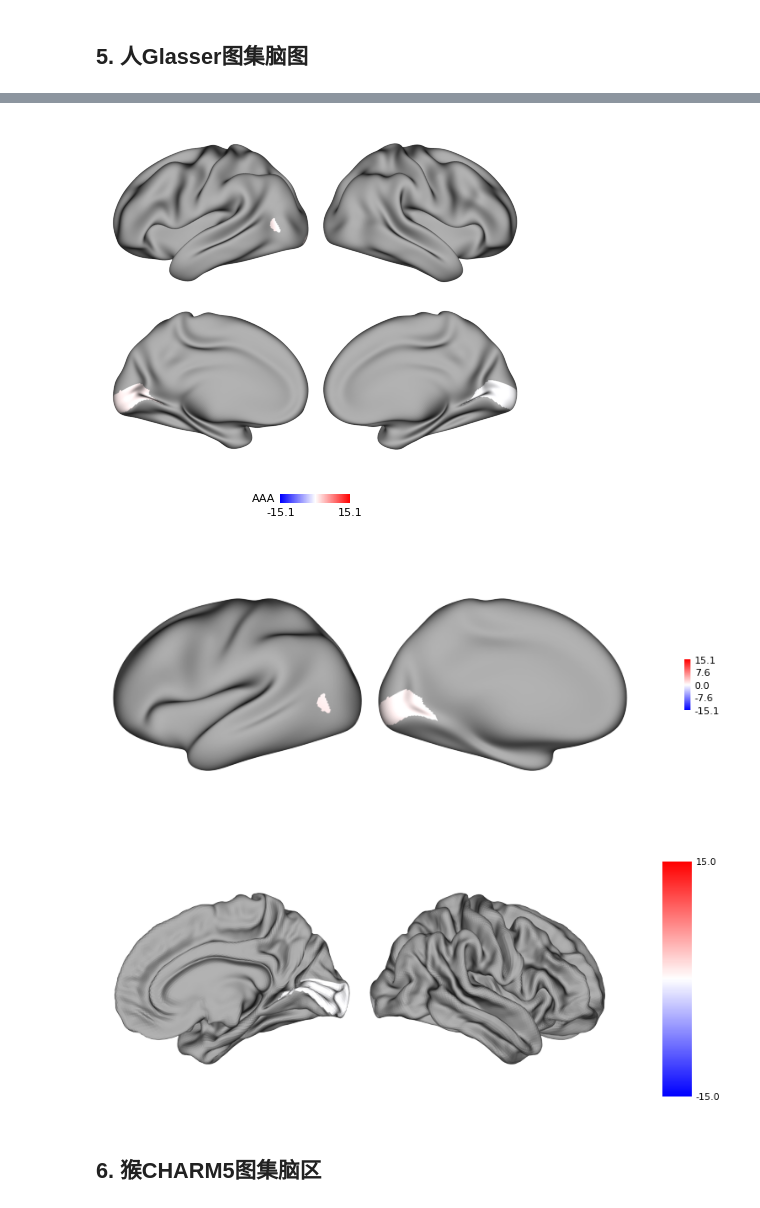
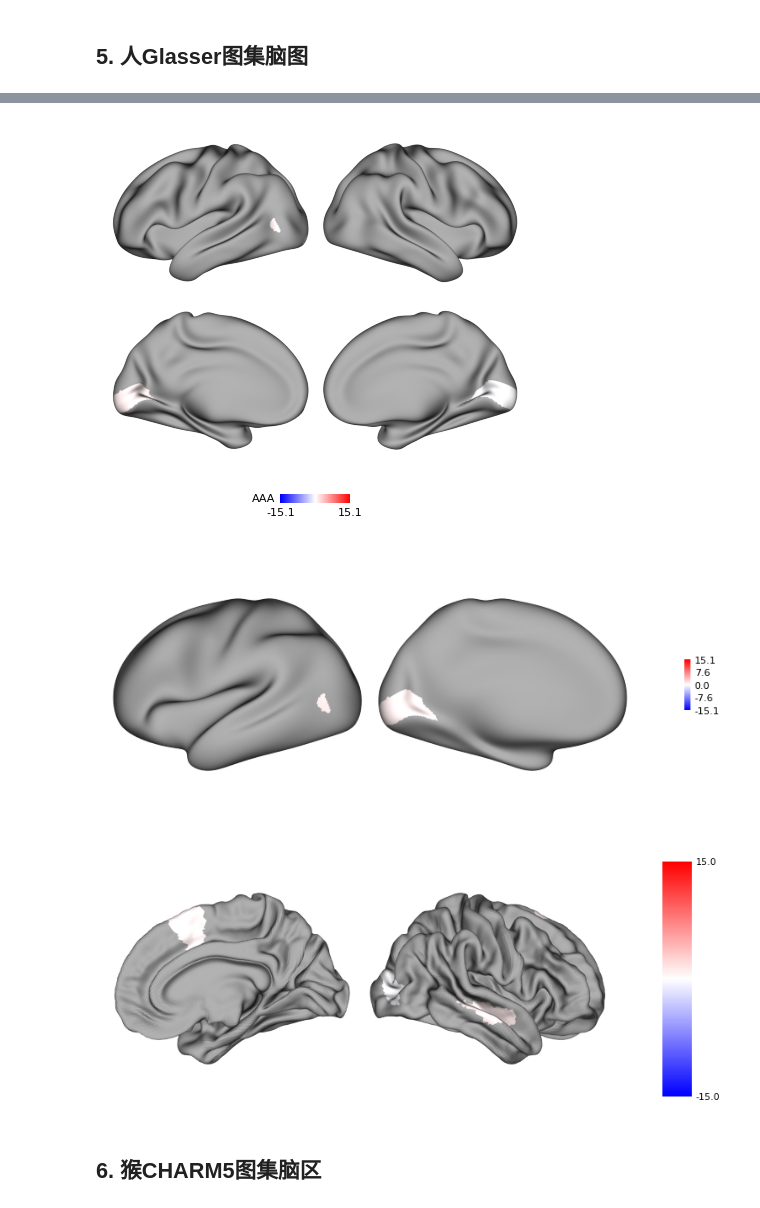
Before and after one commit to RicardoRyn/Plot_figure, a Jupyter notebook: example.ipynb, the cells around one changed output, grey strips where cells are left out. Saved outputs shown, nothing was run; the diff lists cells and outputs as text; code cells hidden in the pictures.

```diff
--- a/example.ipynb
+++ b/example.ipynb
@@ -150,30 +147,31 @@ fig.savefig("./example_figures/matrix.png", dpi=250, bbox_inches='tight')
 # %%
 import numpy as np
 import matplotlib.pyplot as plt
 from Plot_figure import *
 
 data = {'lh_V1': 1, 'lh_MST':1.234, 'rh_V1': -0.123}
 
 # 全脑
 fig = plot_human_brain_figure(data, cmap='Reds', vmin=-15.1234, vmax=15.1234, colorbar_label_name='AAA', colorbar_decimals=3)
 fig.savefig("./example_figures/human_brain1.png", dpi=250, bbox_inches='tight')
 
 # 全脑
 fig = plot_human_brain_figure(data, surf='inflated', cmap='bwr', vmin=-15.1234, vmax=15.1234, colorbar_label_name='AAA', colorbar_location='bottom')
 fig.savefig("./example_figures/human_brain2.png", dpi=250, bbox_inches='tight')
 
 # 仅左脑
 fig = plot_human_hemi_brain_figure(data, hemi='lh', cmap='bwr', vmin=-15.1234, vmax=15.1234, colorbar_nticks=5)
 fig.savefig("./example_figures/human_brain3.png", dpi=250, bbox_inches='tight')
 
+data = {'rh_A8m': 1, 'rh_aSTS':1.234, 'rh_mOccG': -0.123}
 # 仅右脑
-fig = plot_human_hemi_brain_figure(data, hemi='rh', surf='midthickness', cmap='bwr', vmin=-15, vmax=15, colorbar_shrink=0.9)
+fig = plot_human_hemi_brain_figure(data, hemi='rh', surf='midthickness', atlas='bna', cmap='bwr', vmin=-15, vmax=15, colorbar_shrink=0.9)
 fig.savefig("./example_figures/human_brain4.png", dpi=250, bbox_inches='tight')
 # %% [output]
 [figure]
 [figure]
 [figure]
-[figure, old version]
+[figure, new version]
 # %% [markdown]
 ## 6. 猴CHARM5图集脑区
 # %%
```
Also changed, not shown: parts of 3 cells of this notebook, 16 other files.
